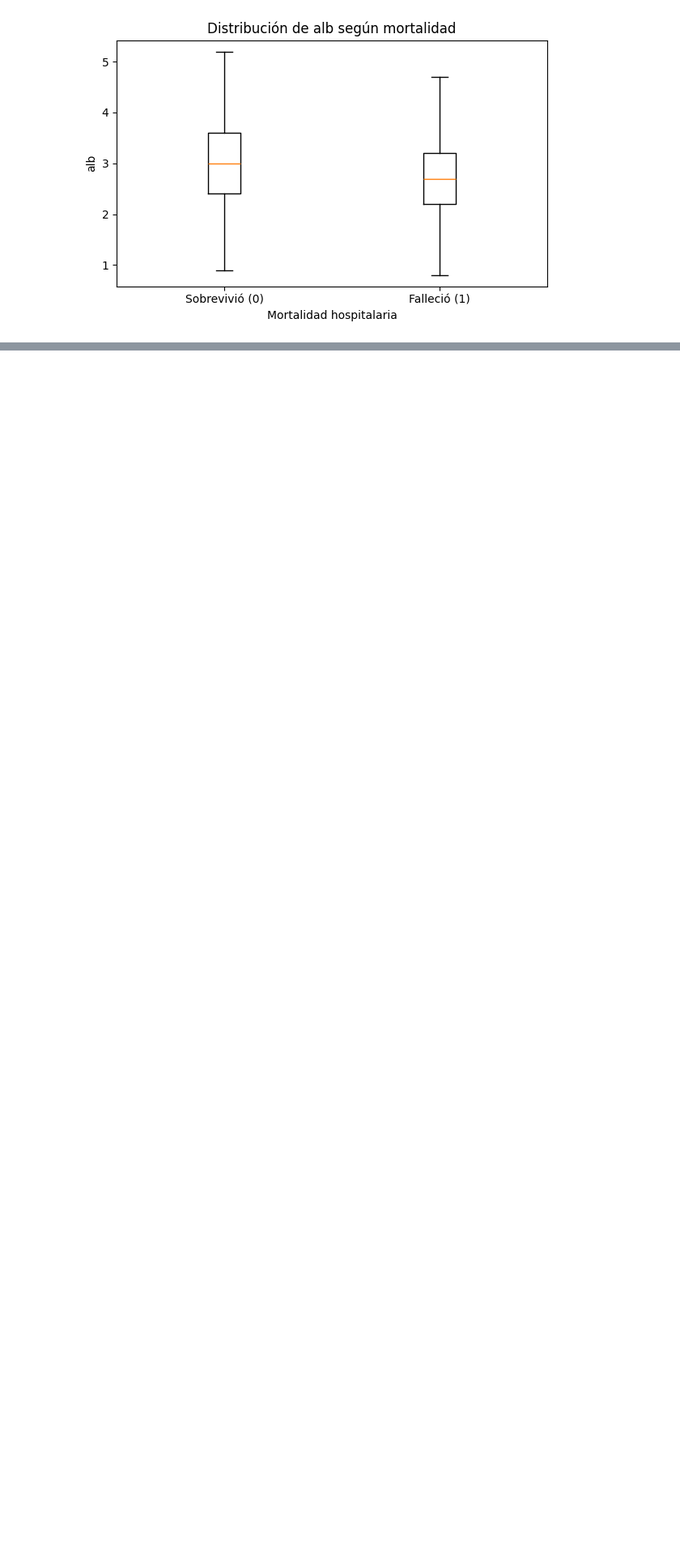
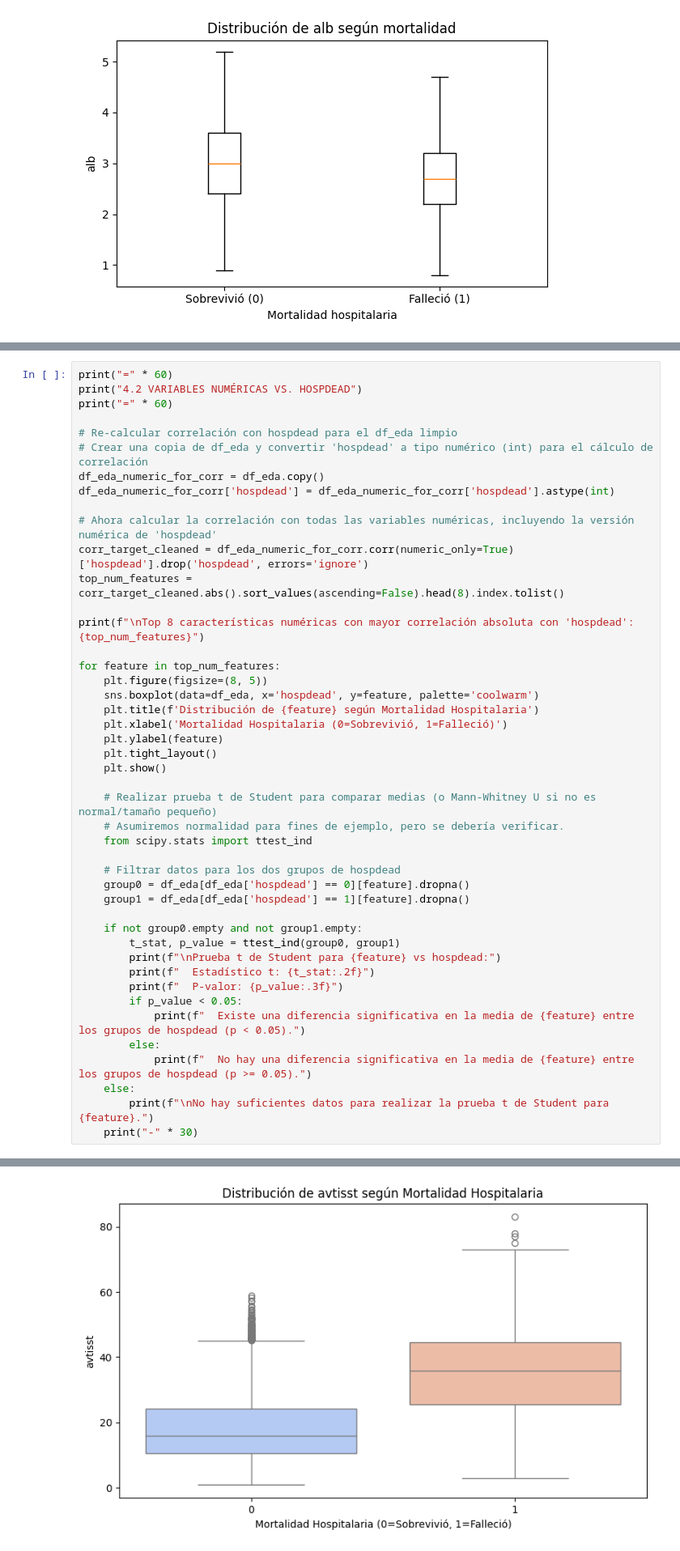
Before and after one commit to VannaNotGianna/Prediccion_mortalidad_hospitalaria_ml, a Jupyter notebook: notebooks/01_eda.ipynb, the cells around one changed output, grey strips where cells are left out. Shown at 81% size. Drawn from its saved outputs; the diff is of its cells as text; blank space fills up the shorter version.

```diff
--- a/notebooks/01_eda.ipynb
+++ b/notebooks/01_eda.ipynb
@@ -672,0 +1033,46 @@ EDA COMPLETADO
+# %%
+print("=" * 60)
+print("4.2 VARIABLES NUMÉRICAS VS. HOSPDEAD")
+print("=" * 60)
+
+# Re-calcular correlación con hospdead para el df_eda limpio
+# Crear una copia de df_eda y convertir 'hospdead' a tipo numérico (int) para el cálculo de correlación
+df_eda_numeric_for_corr = df_eda.copy()
+df_eda_numeric_for_corr['hospdead'] = df_eda_numeric_for_corr['hospdead'].astype(int)
+
+# Ahora calcular la correlación con todas las variables numéricas, incluyendo la versión numérica de 'hospdead'
+corr_target_cleaned = df_eda_numeric_for_corr.corr(numeric_only=True)['hospdead'].drop('hospdead', errors='ignore')
+top_num_features = corr_target_cleaned.abs().sort_values(ascending=False).head(8).index.tolist()
+
+print(f"\nTop 8 características numéricas con mayor correlación absoluta con 'hospdead': {top_num_features}")
+
+for feature in top_num_features:
+    plt.figure(figsize=(8, 5))
+    sns.boxplot(data=df_eda, x='hospdead', y=feature, palette='coolwarm')
+    plt.title(f'Distribución de {feature} según Mortalidad Hospitalaria')
+    plt.xlabel('Mortalidad Hospitalaria (0=Sobrevivió, 1=Falleció)')
+    plt.ylabel(feature)
+    plt.tight_layout()
+    plt.show()
+
+    # Realizar prueba t de Student para comparar medias (o Mann-Whitney U si no es normal/tamaño pequeño)
+    # Asumiremos normalidad para fines de ejemplo, pero se debería verificar.
+    from scipy.stats import ttest_ind
+
+    # Filtrar datos para los dos grupos de hospdead
+    group0 = df_eda[df_eda['hospdead'] == 0][feature].dropna()
+    group1 = df_eda[df_eda['hospdead'] == 1][feature].dropna()
+
+    if not group0.empty and not group1.empty:
+        t_stat, p_value = ttest_ind(group0, group1)
+        print(f"\nPrueba t de Student para {feature} vs hospdead:")
+        print(f"  Estadístico t: {t_stat:.2f}")
+        print(f"  P-valor: {p_value:.3f}")
+        if p_value < 0.05:
+            print(f"  Existe una diferencia significativa en la media de {feature} entre los grupos de hospdead (p < 0.05).")
+        else:
+            print(f"  No hay una diferencia significativa en la media de {feature} entre los grupos de hospdead (p >= 0.05).")
+    else:
+        print(f"\nNo hay suficientes datos para realizar la prueba t de Student para {feature}.")
+    print("-" * 30)
+# %% [output]
@@ -672,0 +1087 @@ EDA COMPLETADO
+[figure, added]
```
Also changed, not shown: parts of 25 cells of this notebook, 1 other file.
